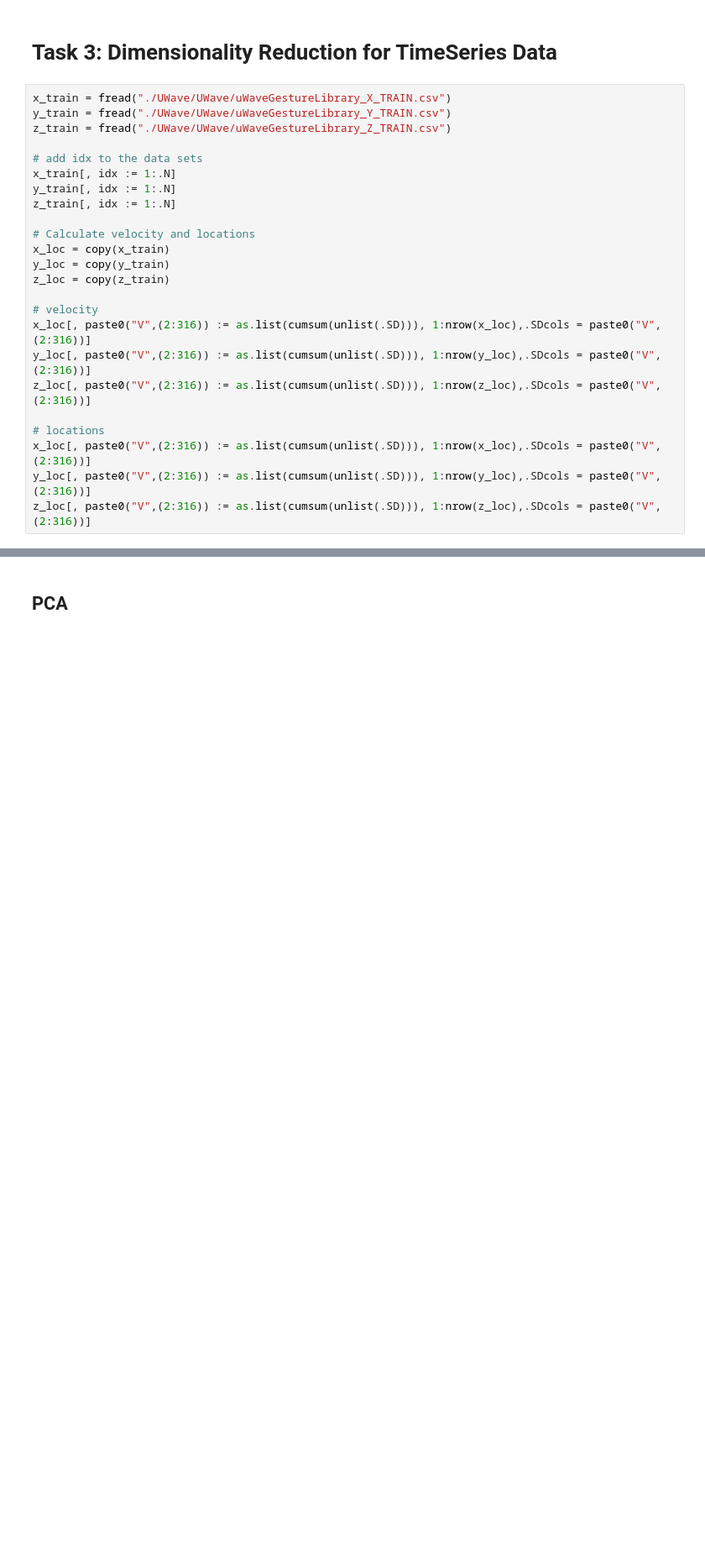
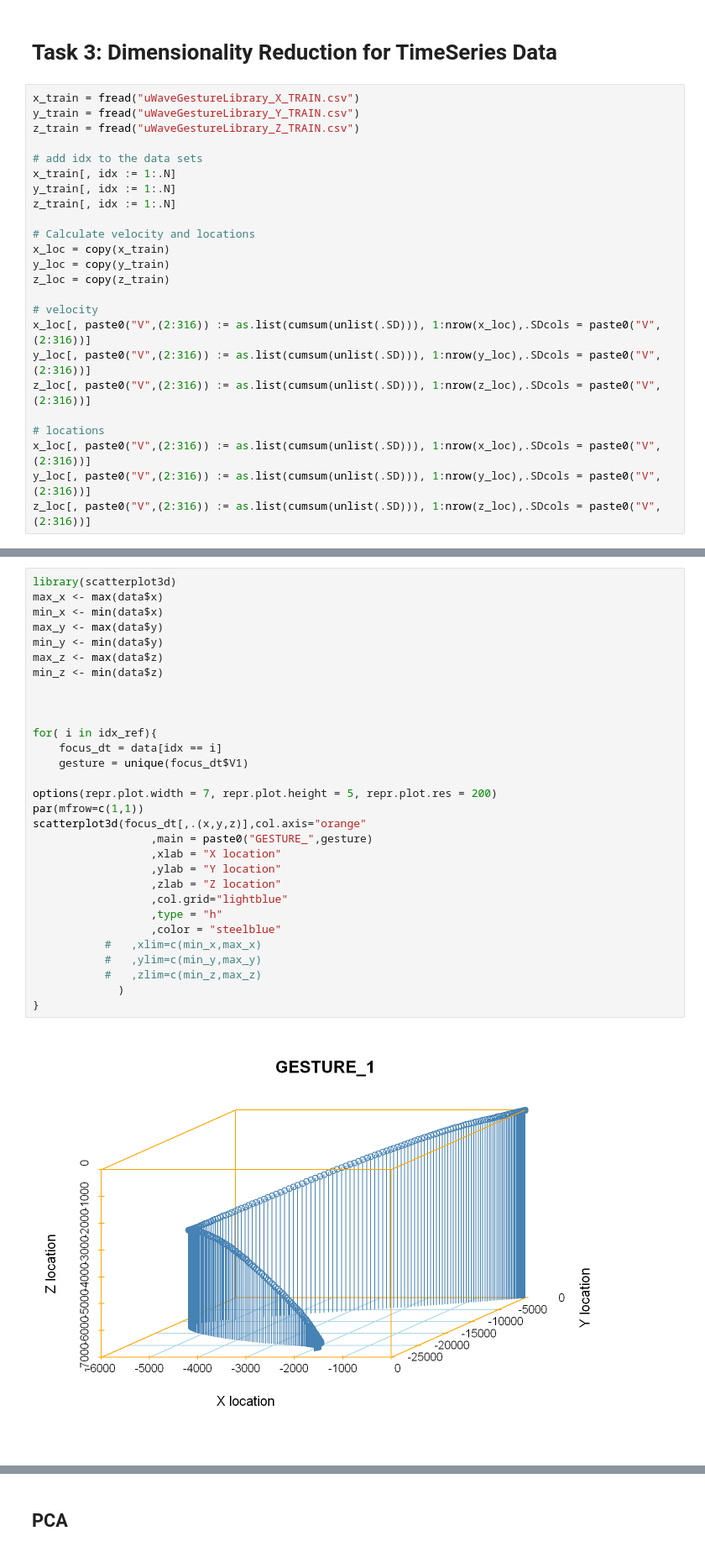
Before and after one commit to BU-IE-582/fall21-paslanpatir, a Jupyter notebook: Assignment2_DimensionalityReduction.ipynb, the cells around one changed output, grey strips where cells are left out. Shown at 84% size. Cells and saved outputs as stored; diff of their text form; blank space fills up the shorter version.

```diff
--- a/Assignment2_DimensionalityReduction.ipynb
+++ b/Assignment2_DimensionalityReduction.ipynb
@@ -233,9 +282,9 @@ text(mds[,1], mds[,2],
 # %% [markdown]
 # Task 3: Dimensionality Reduction for TimeSeries Data
 # %%
-x_train = fread("./UWave/UWave/uWaveGestureLibrary_X_TRAIN.csv")
-y_train = fread("./UWave/UWave/uWaveGestureLibrary_Y_TRAIN.csv")
-z_train = fread("./UWave/UWave/uWaveGestureLibrary_Z_TRAIN.csv")
+x_train = fread("uWaveGestureLibrary_X_TRAIN.csv")
+y_train = fread("uWaveGestureLibrary_Y_TRAIN.csv")
+z_train = fread("uWaveGestureLibrary_Z_TRAIN.csv")
 
 # add idx to the data sets
 x_train[, idx := 1:.N]
@@ -307,0 +349,32 @@ scatterplot3d(focus_dt[,.(x,y,z)],col.axis="orange"
+# %%
+library(scatterplot3d)
+max_x <- max(data$x)
+min_x <- min(data$x)
+max_y <- max(data$y)
+min_y <- min(data$y)
+max_z <- max(data$z)
+min_z <- min(data$z)
+
+
+
+for( i in idx_ref){
+    focus_dt = data[idx == i]
+    gesture = unique(focus_dt$V1)
+
+options(repr.plot.width = 7, repr.plot.height = 5, repr.plot.res = 200)
+par(mfrow=c(1,1))
+scatterplot3d(focus_dt[,.(x,y,z)],col.axis="orange"
+                  ,main = paste0("GESTURE_",gesture)
+                  ,xlab = "X location"
+                  ,ylab = "Y location"
+                  ,zlab = "Z location"
+                  ,col.grid="lightblue"
+                  ,type = "h"
+                  ,color = "steelblue"
+           #   ,xlim=c(min_x,max_x)
+           #   ,ylim=c(min_y,max_y)
+           #   ,zlim=c(min_z,max_z)
+             )
+}
+# %% [output]
+[figure, added]
```
Also changed, not shown: parts of 37 cells of this notebook.
